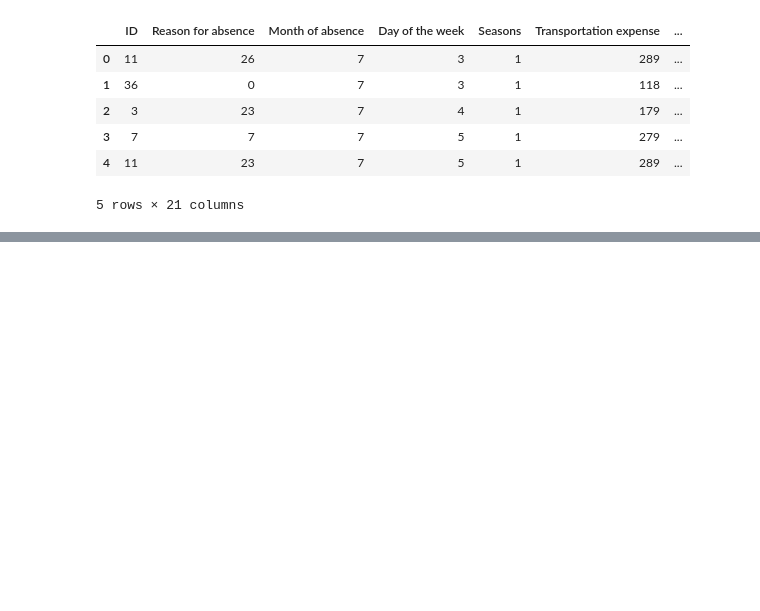
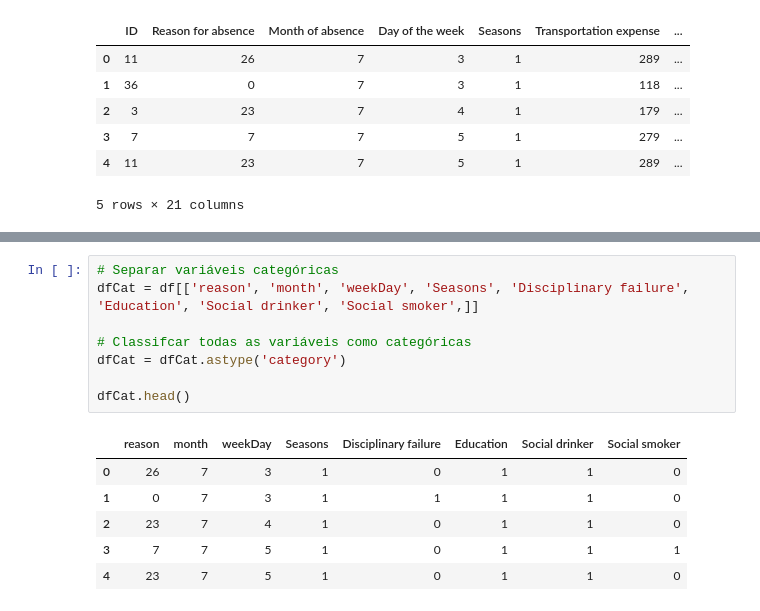
Before and after one commit to qymera0/per_dncPython, a Jupyter notebook: dinamica/dinamica02.ipynb, the cells around one changed output, grey strips where cells are left out. Drawn from its saved outputs; the diff is of its cells as text; blank space fills up the shorter version.

```diff
--- a/dinamica/dinamica02.ipynb
+++ b/dinamica/dinamica02.ipynb
@@ -32,0 +65,15 @@ df.head()
+# %%
+# Separar variáveis categóricas
+dfCat = df[['reason', 'month', 'weekDay', 'Seasons', 'Disciplinary failure', 'Education', 'Social drinker', 'Social smoker',]]
+
+# Classifcar todas as variáveis como categóricas
+dfCat = dfCat.astype('category')
+
+dfCat.head()
+# %% [output]
+|  | reason | month | weekDay | Seasons | Disciplinary failure | Education | Social drinker | Social smoker |
+| 0 | 26 | 7 | 3 | 1 | 0 | 1 | 1 | 0 |
+| 1 | 0 | 7 | 3 | 1 | 1 | 1 | 1 | 0 |
+| 2 | 23 | 7 | 4 | 1 | 0 | 1 | 1 | 0 |
+| 3 | 7 | 7 | 5 | 1 | 0 | 1 | 1 | 1 |
+| 4 | 23 | 7 | 5 | 1 | 0 | 1 | 1 | 0 |
```
Also changed, not shown: parts of 38 cells of this notebook, 1 other file.
